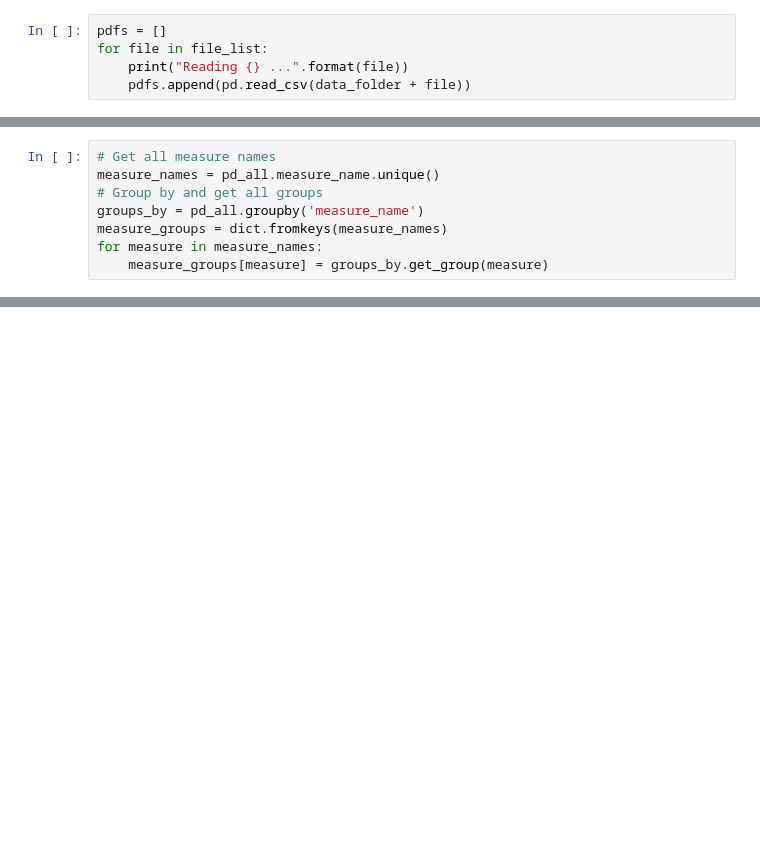
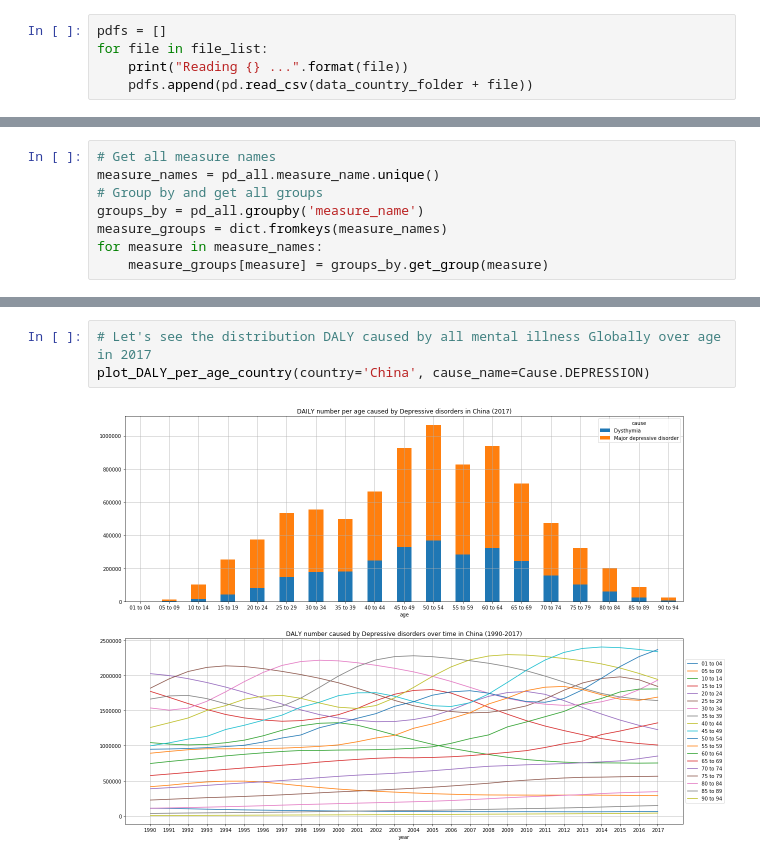
Before and after one commit to Sytta/ADA2018-Project, a Jupyter notebook: data_exploration_Yawen.ipynb, the cells around one changed output, grey strips where cells are left out. Drawn from its saved outputs; the diff is of its cells as text; blank space fills up the shorter version.

Commit message:
Update data exploration yawen

```diff
--- a/data_exploration_Yawen.ipynb
+++ b/data_exploration_Yawen.ipynb
@@ -9,5 +29,5 @@ file_list = [i for i in sorted(os.listdir(data_folder)) if 'IHME-GBD' in i]
 pdfs = []
 for file in file_list:
     print("Reading {} ...".format(file))
-    pdfs.append(pd.read_csv(data_folder + file))
+    pdfs.append(pd.read_csv(data_country_folder + file))
 # %% [output]
@@ -50,0 +301,5 @@ for measure in measure_names:
+# %%
+# Let's see the distribution DALY caused by all mental illness Globally over age in 2017
+plot_DALY_per_age_country(country='China', cause_name=Cause.DEPRESSION)
+# %% [output]
+[figure, added]
```
Also changed, not shown: parts of 35 cells of this notebook, 1 other file.
